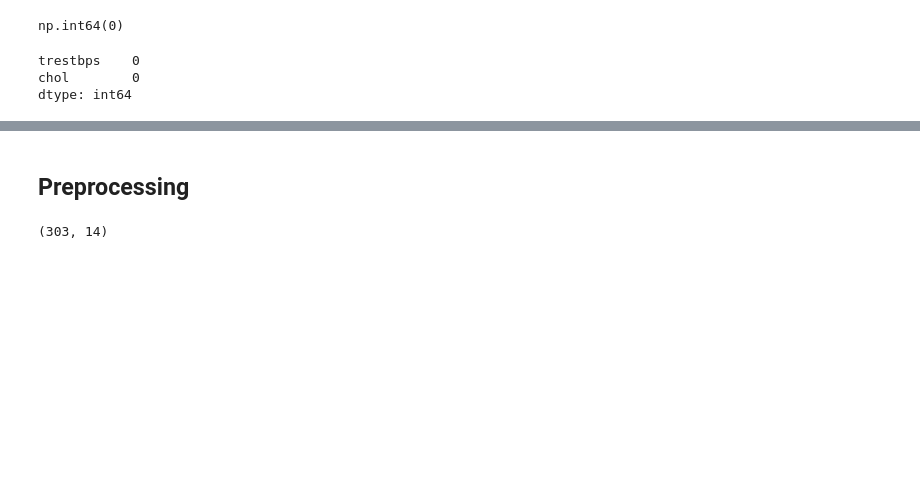
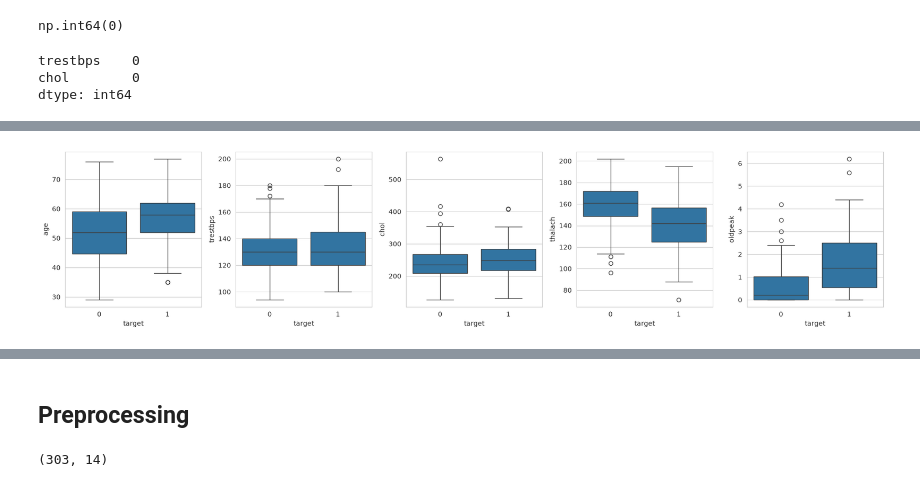
Before and after one commit to marcoyap41/heart-disease-prediction, a Jupyter notebook: main.ipynb, the cells around one changed output, grey strips where cells are left out. Saved outputs shown, nothing was run; the diff lists cells and outputs as text; code cells hidden in the pictures; blank space fills up the shorter version.

```diff
--- a/main.ipynb
+++ b/main.ipynb
@@ -111,0 +126,8 @@ dtype: int64
+# %%
+fig, axes = plt.subplots(1, len(numeric_cols), figsize=(18, 4))
+for ax, col in zip(axes, numeric_cols):
+    sns.boxplot(data=df, x="target", y=col, ax=ax)
+plt.tight_layout()
+plt.show()
+# %% [output]
+[figure, added]
```
Also changed, not shown: parts of 4 cells of this notebook.
